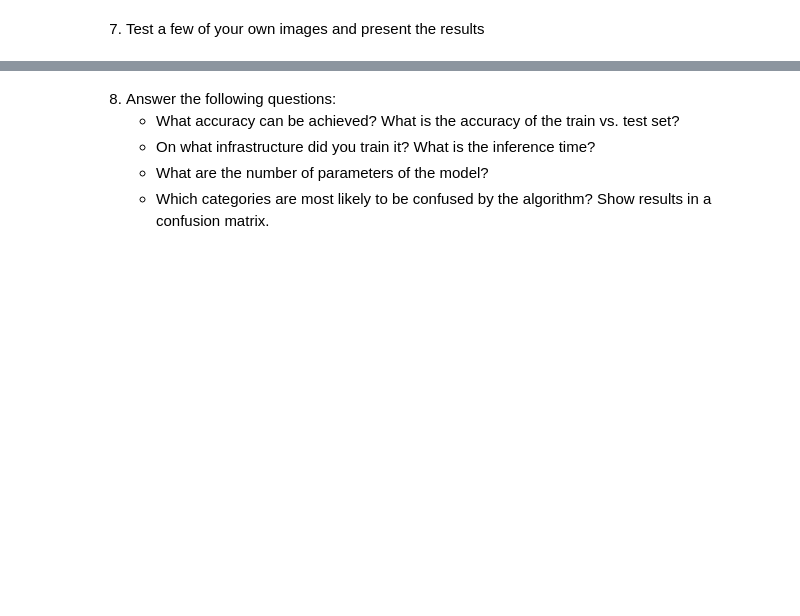
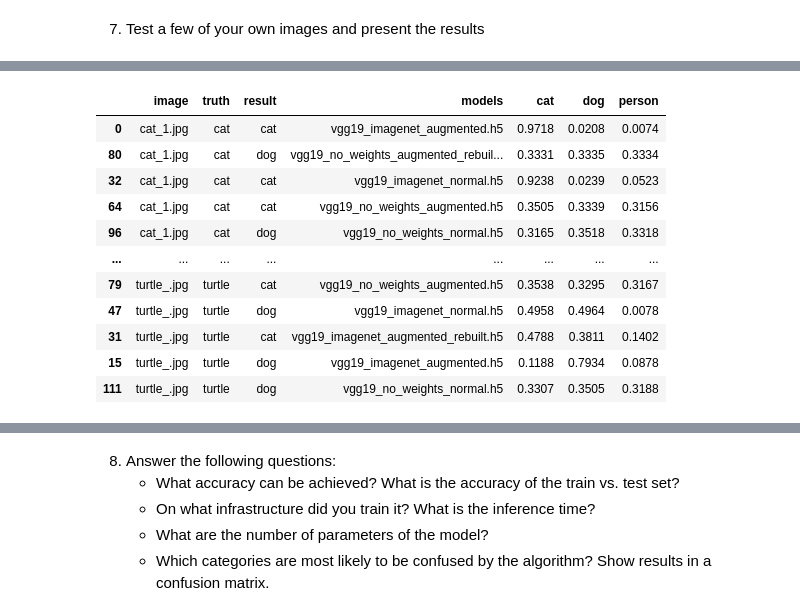
Before and after one commit to ai22m006/Computer_Vision, a Jupyter notebook: main.ipynb, the cells around one changed output, grey strips where cells are left out. Drawn from its saved outputs; the diff is of its cells as text; code cells hidden in the pictures; blank space fills up the shorter version.

```diff
--- a/main.ipynb
+++ b/main.ipynb
@@ -656,17 +678,22 @@ if index is not None:
     vgg_layers = vgg.layers[:index+1]
     remaining_layers = vgg.layers[index+1:]
 
+    for layer in vgg_layers:
+        layer.trainable = False  # Freeze each layer
+
     # Add inception layer with dimensionality reduction (no of output filters should be 512, choose own values for the filter dimensionality reduction in 1x1 layers)
     inception = Conv2D(512, (1, 1), activation='relu')(vgg.layers[-1].output)
+    inception.trainable = False
     # Add conv layer (kernel 1x1,  filters 1024, padding valid, stride 1, activation leaky relu)
     conv = Conv2D(1024, (1, 1), padding='valid', strides=1, activation=LeakyReLU(alpha=0.1))(inception)
+    conv.trainable = False
     # Add conv layer (kernel 3x3,  filters 1024, padding same, stride 1, activation relu)
     conv = Conv2D(1024, (3, 3), padding='same', strides=1, activation='relu')(conv)
+    conv.trainable = False
 
     # Freeze conv2 layers and before
     x = inception
     for layer in remaining_layers:
-        layer.trainable = False  # Freeze each layer
         x = layer(x)
 
     # Create the final prediction layer
@@ -683,5 +710,5 @@ else:
 vgg19_imagenet_augmented_rebuilt.compile(loss='categorical_crossentropy', optimizer='adam', metrics=['accuracy'])
 vgg19_imagenet_augmented_rebuilt_history = vgg19_imagenet_augmented_rebuilt.fit(augmented_training_set, validation_data=test_set, epochs=10, batch_size=32)
 
-vgg19_imagenet_augmented_rebuilt.save("model/vgg19_imagenet_augmented_rebuilt.h5")
+vgg19_imagenet_augmented_rebuilt.save("models/vgg19_imagenet_augmented_rebuilt.h5")
 # %% [output]
@@ -818,0 +830,66 @@ for i, img_path in enumerate(image_filenames):
+# %%
+import matplotlib.pyplot as plt
+from keras.models import load_model
+from keras import utils
+import numpy as np
+
+# Preprocess your own images
+path_i = "own_images"
+image_filenames = []
+for filename in os.listdir(path_i):
+    if filename.endswith(".jpg"):
+        image_filenames.append(filename)
+
+print(image_filenames)
+
+images = []
+for img_path in image_filenames:
+    img = utils.load_img(path_i+"\\" + img_path, target_size=(224, 224))
+    img = utils.img_to_array(img)
+    img = np.expand_dims(img, axis=0)
+    img = img / 255.0  # Normalize pixel values to [0, 1]
+    images.append(img)
+images = np.concatenate(images, axis=0)
+
+pd.set_option('display.float_format', lambda x: '%.4f' % x)
+df = pd.DataFrame(columns=['image', 'truth', 'result', 'models','cat', 'dog', 'person'])
+
+# go through the models folder and save every filename in a list
+model_filenames = []
+path_m = "models"
+for filename in os.listdir(path_m):
+    if filename.endswith(".h5"):
+        model_filenames.append(filename)
+
+print(model_filenames)
+
+models = []
+for model_path in model_filenames:
+    model = load_model( path_m+"\\"+ model_path)
+    # Make predictions with each model on your own images
+    predictions = model.predict(images)
+    for i in range(len(image_filenames)):
+        result = np.argmax(predictions[i])
+        if result == 0:
+            result = 'cat'
+        elif result == 1:
+            result = 'dog'
+        else:
+            result = 'person'
+        df = df.append(
+            {
+                'models': model_path,
+                'image': image_filenames[i],
+                'cat': predictions[i][0],
+                'dog': predictions[i][1],
+                'person': predictions[i][2],
+                'result': result,
+                'truth': image_filenames[i].split('_')[0]
+            },
+            ignore_index=True
+        )
+# sort by image name
+df = df.sort_values(by=['image'])
+
+df.head(-1)
+# %% [output]
@@ -818,0 +906,12 @@ for i, img_path in enumerate(image_filenames):
+|  | image | truth | result | models | cat | dog | person |
+| 0 | cat_1.jpg | cat | cat | vgg19_imagenet_augmented.h5 | 0.9718 | 0.0208 | 0.0074 |
+| 80 | cat_1.jpg | cat | dog | vgg19_no_weights_augmented_rebuil... | 0.3331 | 0.3335 | 0.3334 |
+| 32 | cat_1.jpg | cat | cat | vgg19_imagenet_normal.h5 | 0.9238 | 0.0239 | 0.0523 |
+| 64 | cat_1.jpg | cat | cat | vgg19_no_weights_augmented.h5 | 0.3505 | 0.3339 | 0.3156 |
+| 96 | cat_1.jpg | cat | dog | vgg19_no_weights_normal.h5 | 0.3165 | 0.3518 | 0.3318 |
+| ... | ... | ... | ... | ... | ... | ... | ... |
+| 79 | turtle_.jpg | turtle | cat | vgg19_no_weights_augmented.h5 | 0.3538 | 0.3295 | 0.3167 |
+| 47 | turtle_.jpg | turtle | dog | vgg19_imagenet_normal.h5 | 0.4958 | 0.4964 | 0.0078 |
+| 31 | turtle_.jpg | turtle | cat | vgg19_imagenet_augmented_rebuilt.h5 | 0.4788 | 0.3811 | 0.1402 |
+| 15 | turtle_.jpg | turtle | dog | vgg19_imagenet_augmented.h5 | 0.1188 | 0.7934 | 0.0878 |
+| 111 | turtle_.jpg | turtle | dog | vgg19_no_weights_normal.h5 | 0.3307 | 0.3505 | 0.3188 |
```
Also changed, not shown: parts of 22 cells of this notebook, 15 other files.
